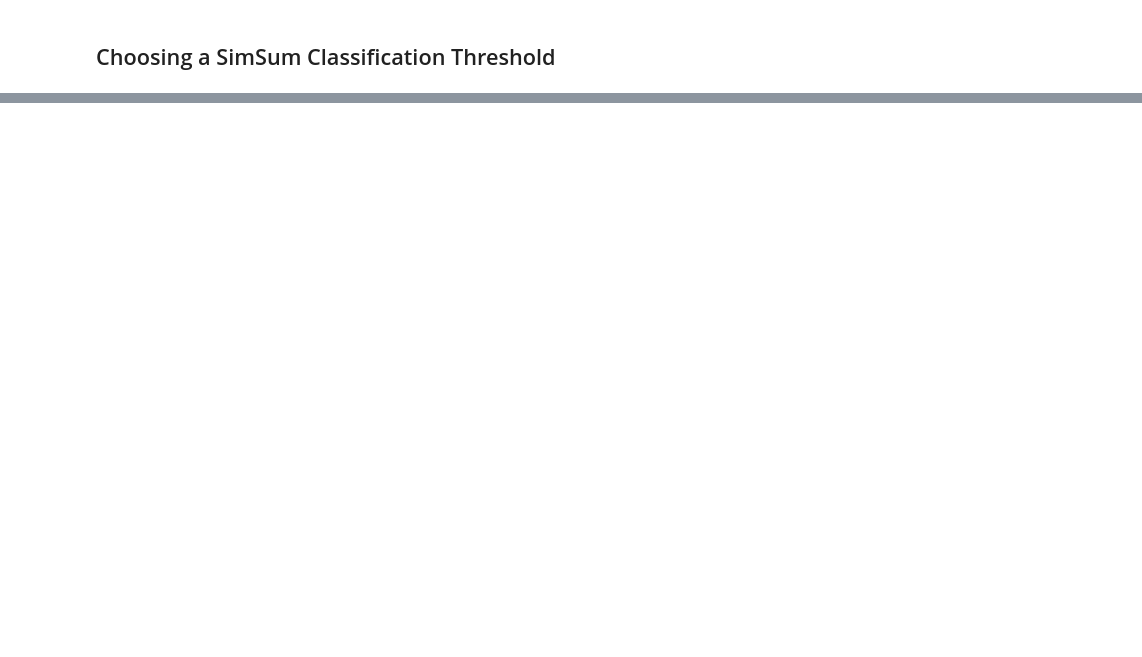
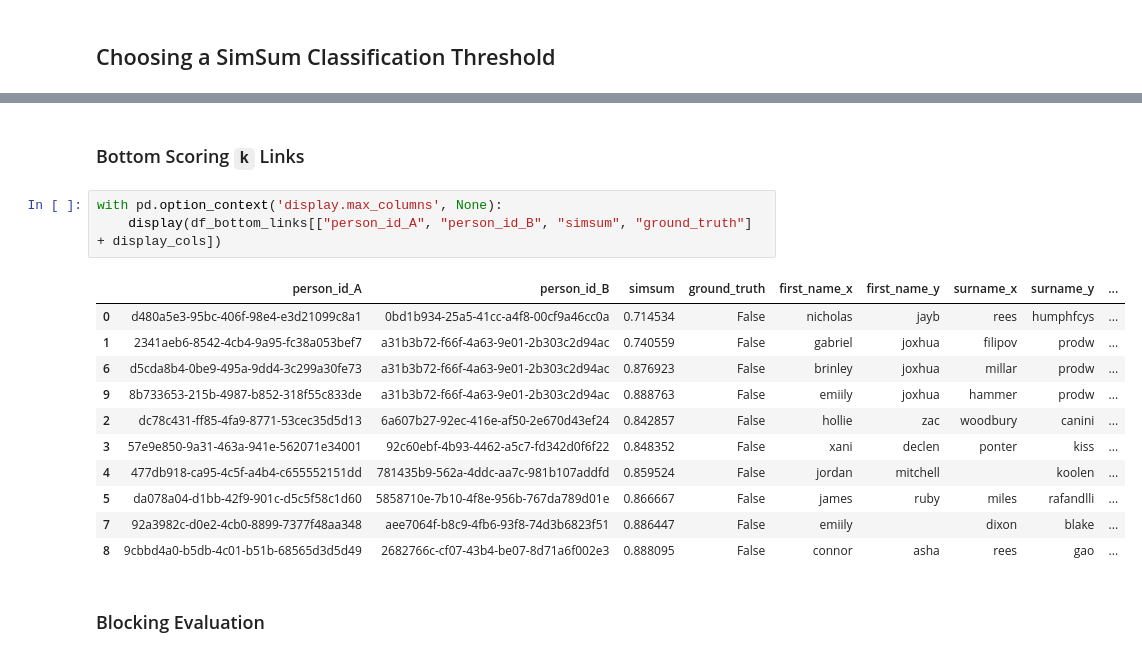
Before and after one commit to rachhouse/intro-to-data-linking, a Jupyter notebook: tutorial_notebooks/01_Link_FEBRL_Data_with_SimSum_Classification.ipynb, the cells around one changed output, grey strips where cells are left out. Cells and saved outputs as stored; diff of their text form; blank space fills up the shorter version.

```diff
--- a/tutorial_notebooks/01_Link_FEBRL_Data_with_SimSum_Classification.ipynb
+++ b/tutorial_notebooks/01_Link_FEBRL_Data_with_SimSum_Classification.ipynb
@@ -542,0 +479,19 @@ alt.Chart(
+# %% [markdown]
+### Bottom Scoring `k` Links
+# %%
+with pd.option_context('display.max_columns', None):
+    display(df_bottom_links[["person_id_A", "person_id_B", "simsum", "ground_truth"] + display_cols])
+# %% [output]
+|  | person_id_A | person_id_B | simsum | ground_truth | first_name_x | first_name_y | surname_x | surname_y | ... |
+| 0 | d480a5e3-95bc-406f-98e4-e3d21099c8a1 | 0bd1b934-25a5-41cc-a4f8-00cf9a46cc0a | 0.714534 | False | nicholas | jayb | rees | humphfcys | ... |
+| 1 | 2341aeb6-8542-4cb4-9a95-fc38a053bef7 | a31b3b72-f66f-4a63-9e01-2b303c2d94ac | 0.740559 | False | gabriel | joxhua | filipov | prodw | ... |
+| 6 | d5cda8b4-0be9-495a-9dd4-3c299a30fe73 | a31b3b72-f66f-4a63-9e01-2b303c2d94ac | 0.876923 | False | brinley | joxhua | millar | prodw | ... |
+| 9 | 8b733653-215b-4987-b852-318f55c833de | a31b3b72-f66f-4a63-9e01-2b303c2d94ac | 0.888763 | False | emiily | joxhua | hammer | prodw | ... |
+| 2 | dc78c431-ff85-4fa9-8771-53cec35d5d13 | 6a607b27-92ec-416e-af50-2e670d43ef24 | 0.842857 | False | hollie | zac | woodbury | canini | ... |
+| 3 | 57e9e850-9a31-463a-941e-562071e34001 | 92c60ebf-4b93-4462-a5c7-fd342d0f6f22 | 0.848352 | False | xani | declen | ponter | kiss | ... |
+| 4 | 477db918-ca95-4c5f-a4b4-c655552151dd | 781435b9-562a-4ddc-aa7c-981b107addfd | 0.859524 | False | jordan | mitchell |  | koolen | ... |
+| 5 | da078a04-d1bb-42f9-901c-d5c5f58c1d60 | 5858710e-7b10-4f8e-956b-767da789d01e | 0.866667 | False | james | ruby | miles | rafandlli | ... |
+| 7 | 92a3982c-d0e2-4cb0-8899-7377f48aa348 | aee7064f-b8c9-4fb6-93f8-74d3b6823f51 | 0.886447 | False | emiily |  | dixon | blake | ... |
+| 8 | 9cbbd4a0-b5db-4c01-b51b-68565d3d5d49 | 2682766c-cf07-43b4-be07-8d71a6f002e3 | 0.888095 | False | connor | asha | rees | gao | ... |
+# %% [markdown]
+### Blocking Evaluation
```
Also changed, not shown: parts of 37 cells of this notebook, 6 other files.
